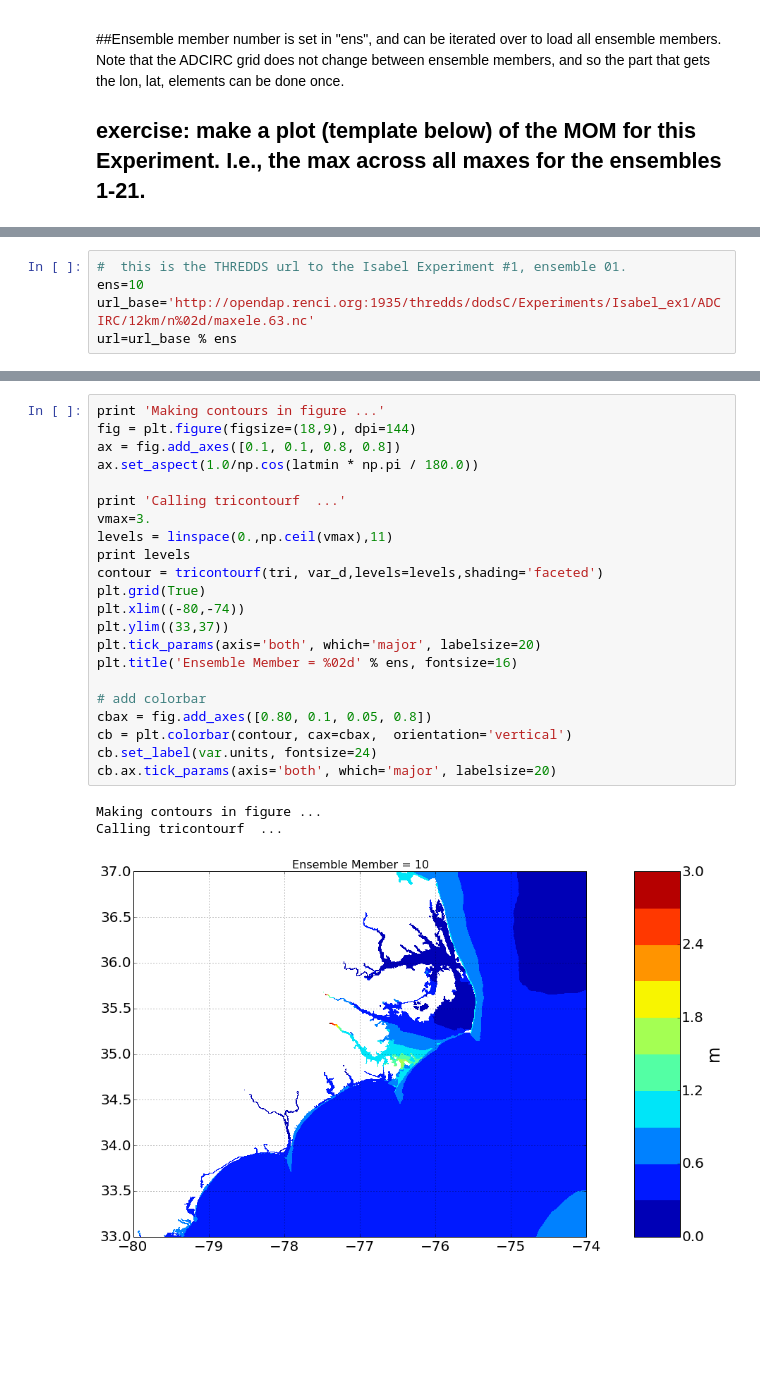
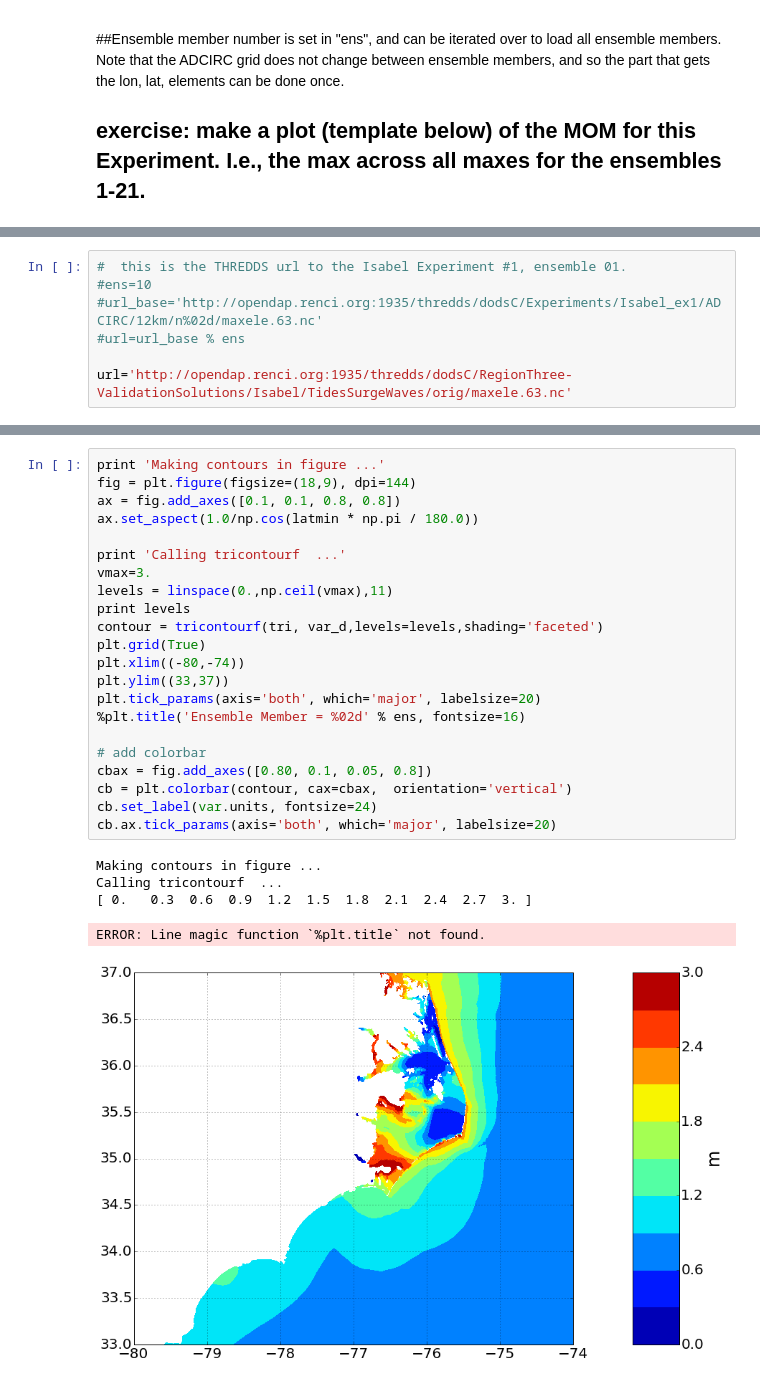
Before and after one commit to BrianOBlanton/NoteBooks, a Jupyter notebook: AdcircMaxele_Python.ipynb, the cells around one changed output, grey strips where cells are left out. Saved outputs shown, nothing was run; the diff lists cells and outputs as text; blank space fills up the shorter version.

```diff
--- a/AdcircMaxele_Python.ipynb
+++ b/AdcircMaxele_Python.ipynb
@@ -14,9 +15,11 @@ import sys
 %matplotlib inline
 # %%
 #  this is the THREDDS url to the Isabel Experiment #1, ensemble 01.
-ens=10
-url_base='http://opendap.renci.org:1935/thredds/dodsC/Experiments/Isabel_ex1/ADCIRC/12km/n%02d/maxele.63.nc'
-url=url_base % ens
+#ens=10
+#url_base='http://opendap.renci.org:1935/thredds/dodsC/Experiments/Isabel_ex1/ADCIRC/12km/n%02d/maxele.63.nc'
+#url=url_base % ens
+
+url='http://opendap.renci.org:1935/thredds/dodsC/RegionThree-ValidationSolutions/Isabel/TidesSurgeWaves/orig/maxele.63.nc'
 # %%
 # get ADCIRC grid parts;  this need ony be done once, as it can be tome-comsuming over the network
 nc=netCDF4.Dataset(url)
@@ -46,26 +49,28 @@ var_d[0]: 0.66475252123
 # %%
 print 'Making contours in figure ...'
 fig = plt.figure(figsize=(18,9), dpi=144)
 ax = fig.add_axes([0.1, 0.1, 0.8, 0.8])
 ax.set_aspect(1.0/np.cos(latmin * np.pi / 180.0))
 
 print 'Calling tricontourf  ...'
 vmax=3.
 levels = linspace(0.,np.ceil(vmax),11)
 print levels
 contour = tricontourf(tri, var_d,levels=levels,shading='faceted')
 plt.grid(True)
 plt.xlim((-80,-74))
 plt.ylim((33,37))
 plt.tick_params(axis='both', which='major', labelsize=20)
-plt.title('Ensemble Member = %02d' % ens, fontsize=16)
+%plt.title('Ensemble Member = %02d' % ens, fontsize=16)
 
 # add colorbar
 cbax = fig.add_axes([0.80, 0.1, 0.05, 0.8])
 cb = plt.colorbar(contour, cax=cbax,  orientation='vertical')
 cb.set_label(var.units, fontsize=24)
 cb.ax.tick_params(axis='both', which='major', labelsize=20)
 # %% [output]
 Making contours in figure ...
 Calling tricontourf  ...
+[ 0.   0.3  0.6  0.9  1.2  1.5  1.8  2.1  2.4  2.7  3. ]
+ERROR: Line magic function `%plt.title` not found.
-[figure, old version]
+[figure, new version]
```
Also changed, not shown: parts of 4 cells of this notebook, 5 other files.
